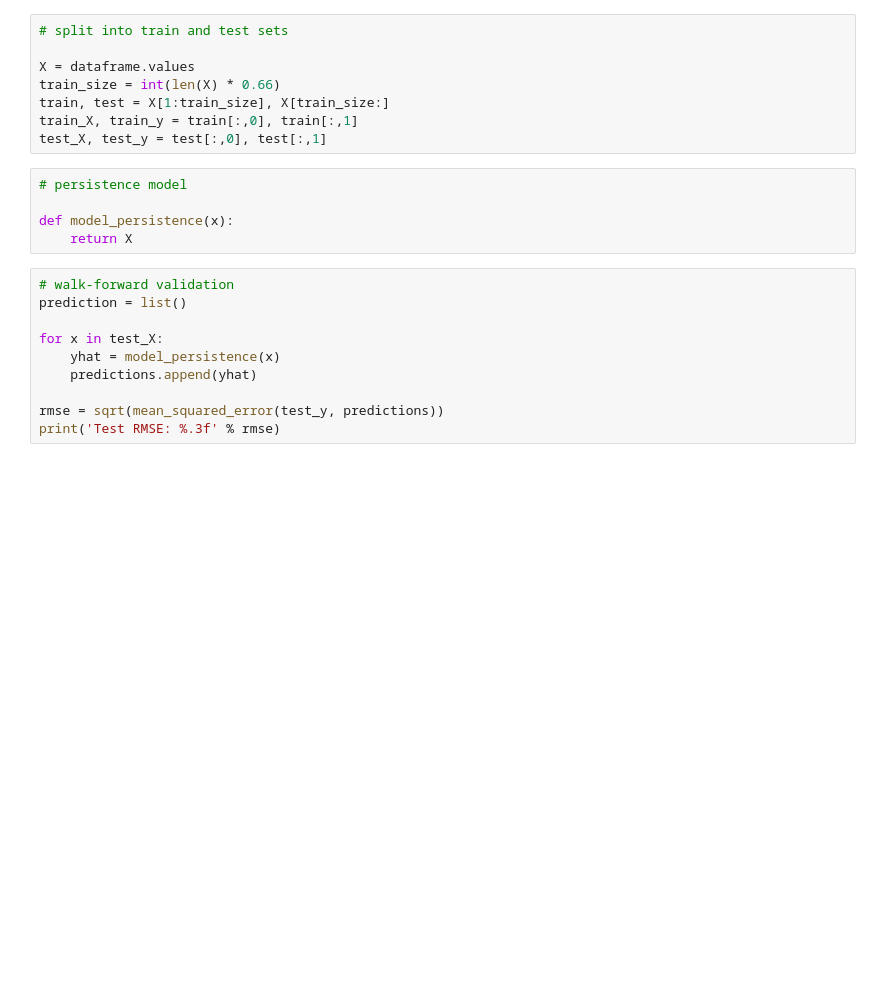
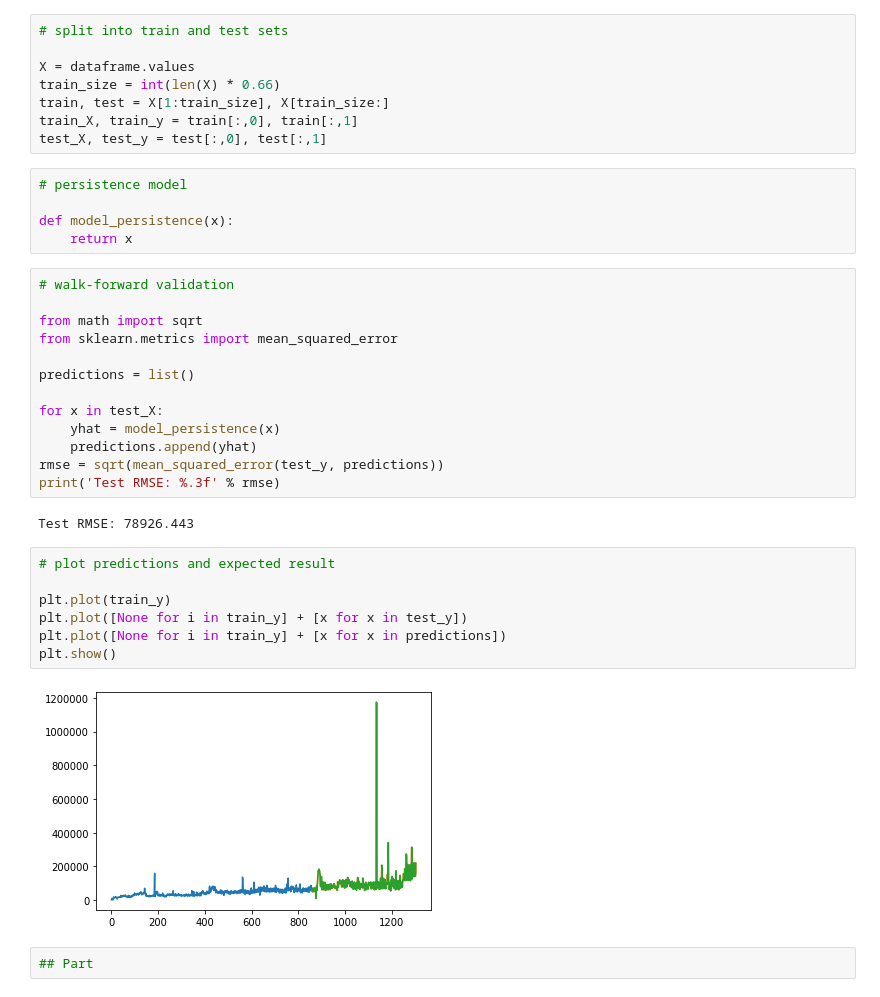
Before and after one commit to ayosamobitade/Time-Series-Analytic-Projects, a Jupyter notebook: forum pageviews/forum pageview.ipynb, the cells around one changed output. Drawn from its saved outputs; the diff is of its cells as text; blank space fills up the shorter version.

```diff
--- a/forum pageviews/forum pageview.ipynb
+++ b/forum pageviews/forum pageview.ipynb
@@ -668,14 +668,30 @@ test_X, test_y = test[:,0], test[:,1]
 # persistence model
 
 def model_persistence(x):
-    return X
+    return x
 # %%
 # walk-forward validation
-prediction = list()
+
+from math import sqrt
+from sklearn.metrics import mean_squared_error
+
+predictions = list()
 
 for x in test_X:
     yhat = model_persistence(x)
     predictions.append(yhat)
-
 rmse = sqrt(mean_squared_error(test_y, predictions))
 print('Test RMSE: %.3f' % rmse)
+# %% [output]
+Test RMSE: 78926.443
+# %%
+# plot predictions and expected result
+
+plt.plot(train_y)
+plt.plot([None for i in train_y] + [x for x in test_y])
+plt.plot([None for i in train_y] + [x for x in predictions])
+plt.show()
+# %% [output]
+[figure, added]
+# %%
+## Part
```
